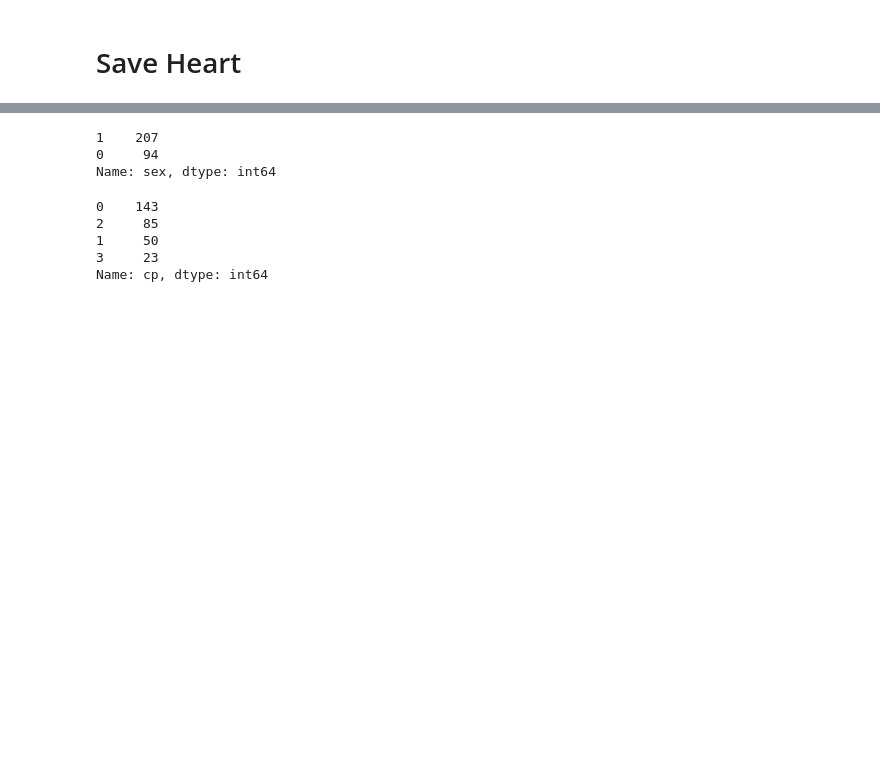
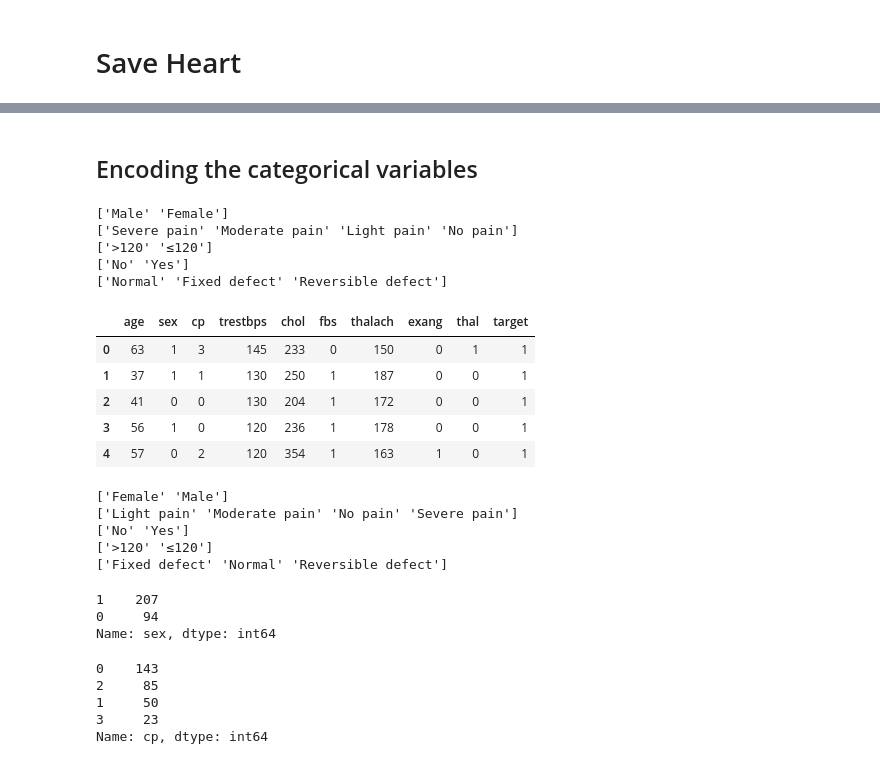
Before and after one commit to debjitpal5040/save-heart, a Jupyter notebook: Notebooks/save-heart.ipynb, the cells around one changed output, grey strips where cells are left out. Cells and saved outputs as stored; diff of their text form; code cells hidden in the pictures; blank space fills up the shorter version.

```diff
--- a/Notebooks/save-heart.ipynb
+++ b/Notebooks/save-heart.ipynb
@@ -35,3 +112,44 @@ data.head()
+# %% [markdown]
+## Encoding the categorical variables
+# %%
+print(data['sex'].unique())
+print(data['cp'].unique())
+print(data['fbs'].unique())
+print(data['exang'].unique())
+print(data['thal'].unique())
+# %% [output]
+['Male' 'Female']
+['Severe pain' 'Moderate pain' 'Light pain' 'No pain']
+['>120' '≤120']
+['No' 'Yes']
+['Normal' 'Fixed defect' 'Reversible defect']
+# %%
+data['sex'] = data['sex'].replace({'Male': 1, 'Female': 0})
+data['cp'] = data['cp'].replace({'No pain': 0, 'Light pain': 1, 'Moderate pain': 2, 'Severe pain': 3})
+data['fbs'] = data['fbs'].replace({'≤120': 0, '>120': 1})
+data['exang'] = data['exang'].replace({'No': 0, 'Yes': 1})
+data['thal'] = data['thal'].replace({'Normal': 0, 'Fixed defect': 1, 'Reversible defect': 2})
+# %%
+data.head()
+# %% [output]
+|  | age | sex | cp | trestbps | chol | fbs | thalach | exang | thal | target |
+| 0 | 63 | 1 | 3 | 145 | 233 | 0 | 150 | 0 | 1 | 1 |
+| 1 | 37 | 1 | 1 | 130 | 250 | 1 | 187 | 0 | 0 | 1 |
+| 2 | 41 | 0 | 0 | 130 | 204 | 1 | 172 | 0 | 0 | 1 |
+| 3 | 56 | 1 | 0 | 120 | 236 | 1 | 178 | 0 | 0 | 1 |
+| 4 | 57 | 0 | 2 | 120 | 354 | 1 | 163 | 1 | 0 | 1 |
+# %%
+print(le_sex.classes_)
+print(le_cp.classes_)
+print(le_exang.classes_)
+print(le_fbs.classes_)
+print(le_thal.classes_)
+# %% [output]
+['Female' 'Male']
+['Light pain' 'Moderate pain' 'No pain' 'Severe pain']
+['No' 'Yes']
+['>120' '≤120']
+['Fixed defect' 'Normal' 'Reversible defect']
 # %%
 data["sex"].value_counts()
 # %% [output]
```
Also changed, not shown: parts of 15 cells of this notebook, 2 other files.
